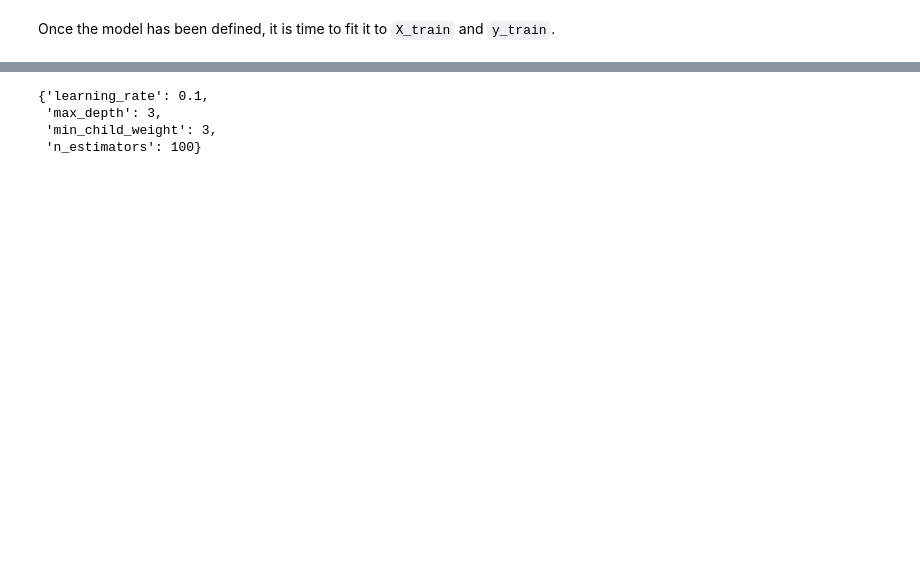
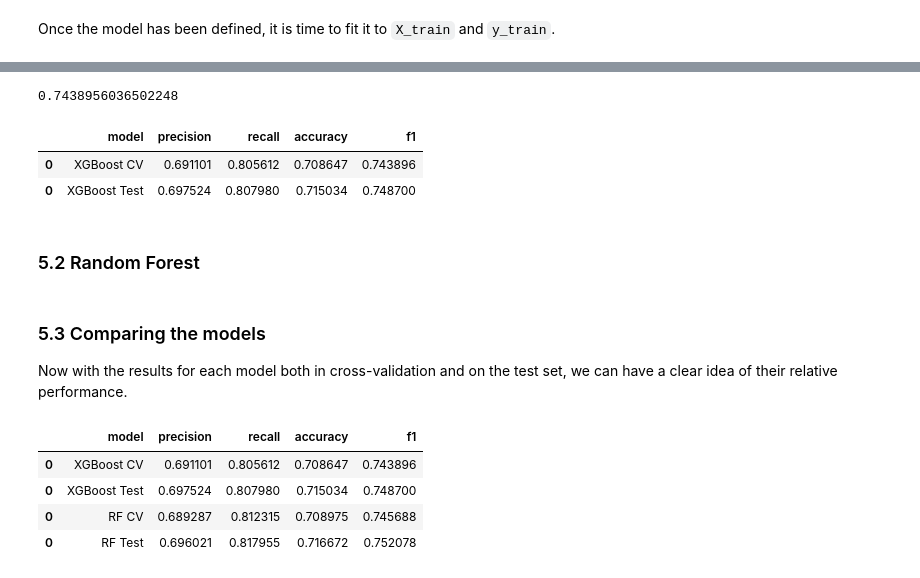
Before and after one commit to jiug/ML-model-to-predict-generous-customers, a Jupyter notebook: ML model to predict generous customers.ipynb, the cells around one changed output, grey strips where cells are left out. Drawn from its saved outputs; the diff is of its cells as text; code cells hidden in the pictures; blank space fills up the shorter version.

```diff
--- a/ML model to predict generous customers.ipynb
+++ b/ML model to predict generous customers.ipynb
@@ -822,9 +793,6 @@ def read_pickle(filename:str):
 # this loads the previously fitted model.
 xgb1 = read_pickle('xgb1')
 # %%
-xgb1.best_params_
+xgb1.best_score_
 # %% [output]
-{'learning_rate': 0.1,
- 'max_depth': 3,
- 'min_child_weight': 3,
- 'n_estimators': 100}
+0.7438956036502248
@@ -830,0 +840,41 @@ xgb1.best_params_
+# %%
+xgb1_preds = xgb1.best_estimator_.predict(X_test)
+# %%
+def get_test_scores(model_name:str, preds, y_test_data):
+    """Generates a dataframe with the scores of a given model on the test data
+
+    Args:
+        model_name (str): Name of the model to be displayed
+        preds (list): List of predictions made by the model on the test data
+        y_test_data (list): List of true values of the test data
+
+    Returns:
+        pd.DataFrame: Table displaying the scores of the given model in a row.
+    """
+
+    accuracy = accuracy_score(y_test_data, preds)
+    precision = precision_score(y_test_data, preds)
+    recall = recall_score(y_test_data, preds)
+    f1 = f1_score(y_test_data, preds)
+
+    table = pd.DataFrame({
+        'model': [model_name],
+        'accuracy': [accuracy],
+        'precision': [precision],
+        'recall': [recall],
+        'f1': [f1]
+        },index=[0])
+
+    return table
+# %%
+xgb1_cv = make_results('XGBoost CV', xgb1, 'f1')
+xgb1_test = get_test_scores('XGBoost Test', xgb1_preds, y_test)
+
+results = pd.concat([xgb1_cv, xgb1_test], axis=0)
+results
+# %% [output]
+|  | model | precision | recall | accuracy | f1 |
+| 0 | XGBoost CV | 0.691101 | 0.805612 | 0.708647 | 0.743896 |
+| 0 | XGBoost Test | 0.697524 | 0.807980 | 0.715034 | 0.748700 |
+# %% [markdown]
+### 5.2 Random Forest
@@ -830,0 +906,13 @@ xgb1.best_params_
+# %% [markdown]
+### 5.3 Comparing the models
+
+Now with the results for each model both in cross-validation and on the test set, we can have a clear idea of their relative performance.
+# %%
+results = pd.concat([results, rf1_cv, rf1_test], axis=0)
+results
+# %% [output]
+|  | model | precision | recall | accuracy | f1 |
+| 0 | XGBoost CV | 0.691101 | 0.805612 | 0.708647 | 0.743896 |
+| 0 | XGBoost Test | 0.697524 | 0.807980 | 0.715034 | 0.748700 |
+| 0 | RF CV | 0.689287 | 0.812315 | 0.708975 | 0.745688 |
+| 0 | RF Test | 0.696021 | 0.817955 | 0.716672 | 0.752078 |
```
Also changed, not shown: parts of 22 cells of this notebook, 1 other file.
